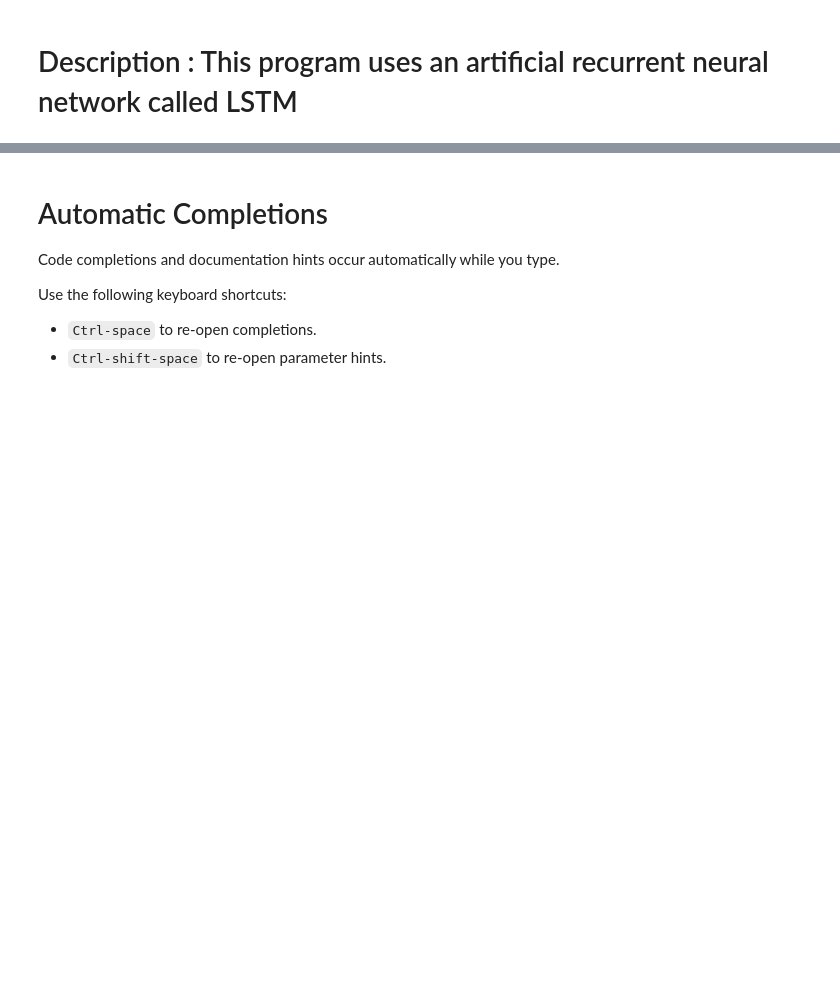
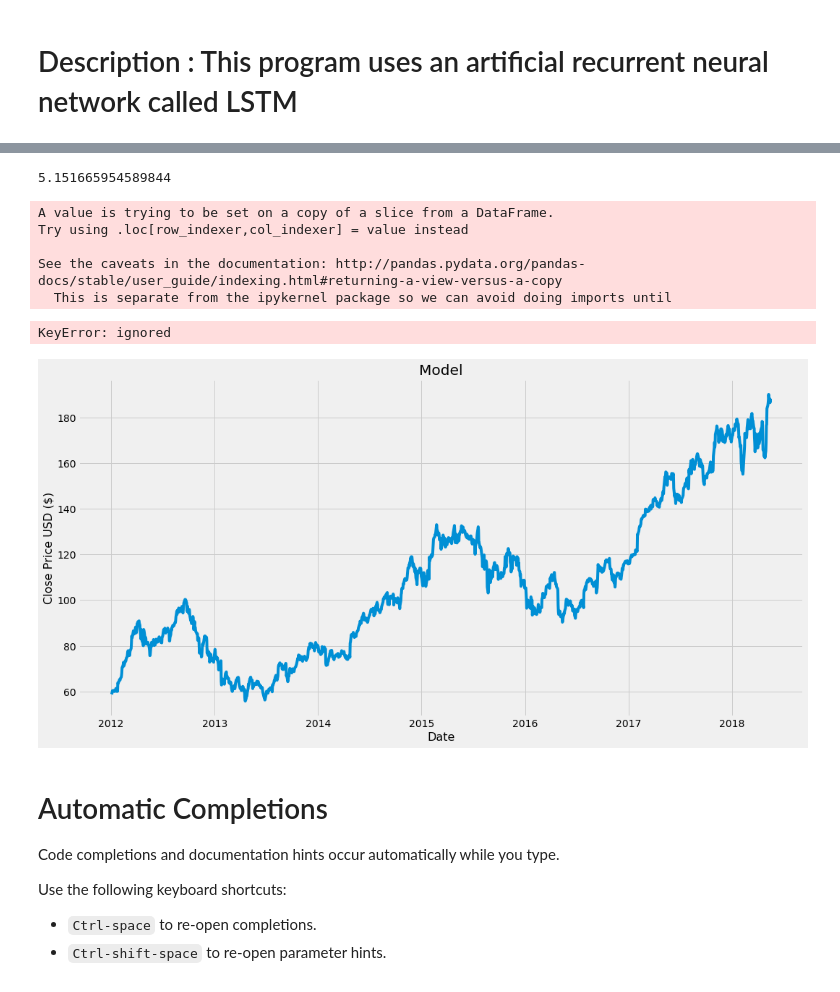
Before and after one commit to stevencsw/StockPricePrediction, a Jupyter notebook: Colab's_New_Code_Editor.ipynb, the cells around one changed output, grey strips where cells are left out. Cells and saved outputs as stored; diff of their text form; code cells hidden in the pictures; blank space fills up the shorter version.

```diff
--- a/Colab's_New_Code_Editor.ipynb
+++ b/Colab's_New_Code_Editor.ipynb
@@ -91,7 +87,7 @@ y_train = []
 for i in range(60, len(train_data)):
   x_train.append(train_data[i-60:i, 0])
   y_train.append(train_data[i, 0])
-  if i<=60:
+  if i<=61:
     print(x_train)
     print(y_train)
     print()
@@ -121,7 +121,7 @@ x_train.shape
 # %%
 #Build the LSTM Model
 model = Sequential()
-model.add(LSTM(50, return_sequences=True, input_shape = (x_train.shape[1], x_train.shape[2])))
+model.add(LSTM(50, return_sequences=True, input_shape = (x_train.shape[1], 1)))
 model.add(LSTM(50, return_sequences=False))
 model.add(Dense(25))
 model.add(Dense(1))
@@ -180,6 +156,35 @@ x_test = np.reshape(x_test,(x_test.shape[0], x_test.shape[1], 1))
 #Get the models predicted price values
 predictions = model.predict(x_test)
 predictions = scaler.inverse_transform(predictions)
+# %%
+#Get the root mean squared error (RMSE)
+rmse = np.sqrt(np.mean(predictions - y_test)**2)
+rmse
+# %% [output]
+5.151665954589844
+# %%
+#Plot the data
+train = data[:training_data_len]
+valid = data[training_data_len:]
+valid['Prediction'] = predictions
+
+#Visualize the data
+plt.figure(figsize=(16,8))
+plt.title('Model')
+plt.xlabel('Date', fontsize=16)
+plt.ylabel('Close Price USD ($)', fontsize=16)
+plt.plot(train['Close'])
+plt.plot(valid['Close', 'Predictions'])
+plt.legend(['Train','Val', 'Predictions'], loc='lower right')
+plt.show()
+# %% [output]
+A value is trying to be set on a copy of a slice from a DataFrame.
+Try using .loc[row_indexer,col_indexer] = value instead
+
+See the caveats in the documentation: http://pandas.pydata.org/pandas-docs/stable/user_guide/indexing.html#returning-a-view-versus-a-copy
+  This is separate from the ipykernel package so we can avoid doing imports until
+KeyError: ignored
+[figure, added]
 # %% [markdown]
 # Automatic Completions
 
```
Also changed, not shown: parts of 12 cells of this notebook.
